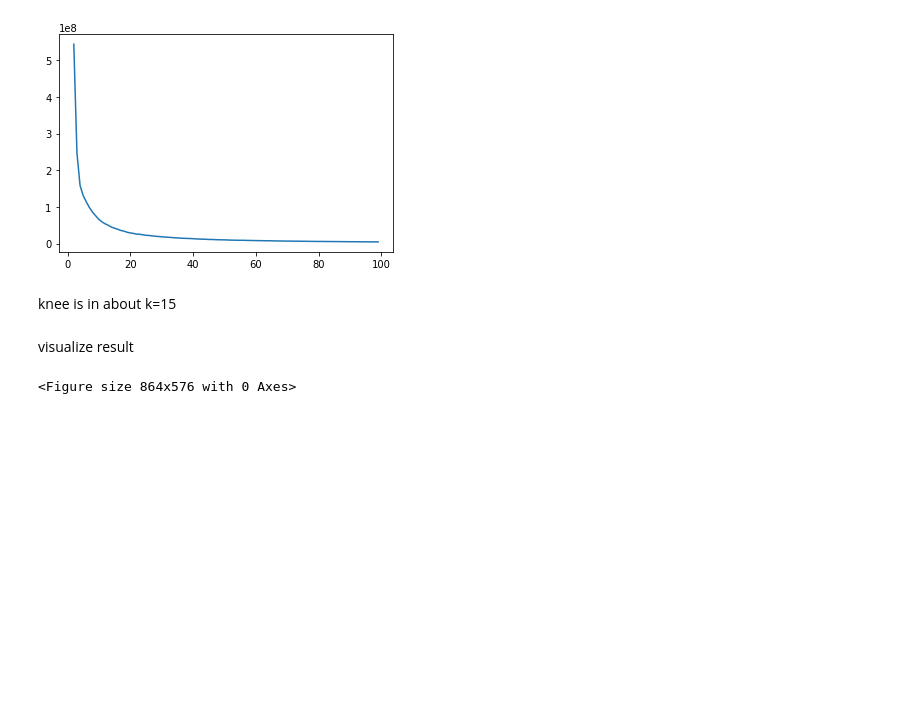
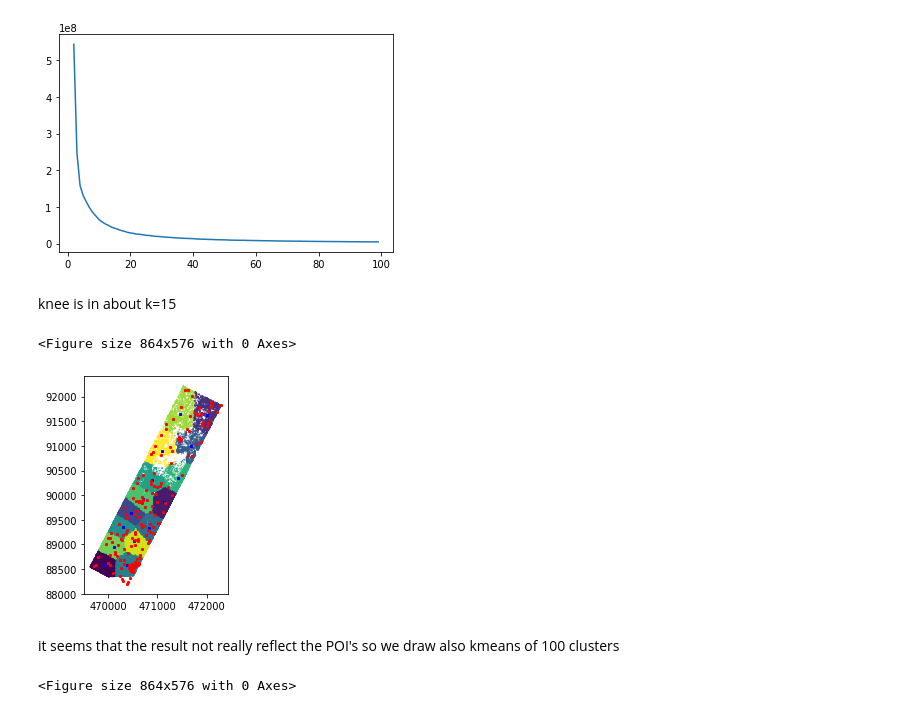
Before and after one commit to orenltr/gis_dev, a Jupyter notebook: HW3/Ex4/ex4_notebook.ipynb, the cells around one changed output. Drawn from its saved outputs; the diff is of its cells as text; code cells hidden in the pictures; blank space fills up the shorter version.

```diff
--- a/HW3/Ex4/ex4_notebook.ipynb
+++ b/HW3/Ex4/ex4_notebook.ipynb
@@ -130,8 +130,23 @@ plt.show()
 [figure]
 # %% [markdown]
 knee is in about k=15
-# %% [markdown]
-visualize result
+# %%
+km = KMeans(n_clusters=15)
+km.fit_predict(flickr[['X','Y']])
+
+flickr['cluster'] = km.labels_
+plt.figure(figsize=(12,8))
+ax = flickr.plot(c=km.labels_, markersize=0.1)
+
+plt.scatter(km.cluster_centers_[:,0],km.cluster_centers_[:,1],color='blue',marker= 'X', s=5)
+NYU_POIs.plot(ax=ax,color='red',marker= 'x', markersize=5)
+plt.show()
+# %% [output]
+<Figure size 864x576 with 0 Axes>
+[figure, added]
+# %% [markdown]
+it seems that the result not really reflect the POI's
+so we draw also kmeans of 100 clusters
 # %%
 
 km = KMeans(n_clusters=100)
```
Also changed, not shown: parts of 21 cells of this notebook, 1 other file.
